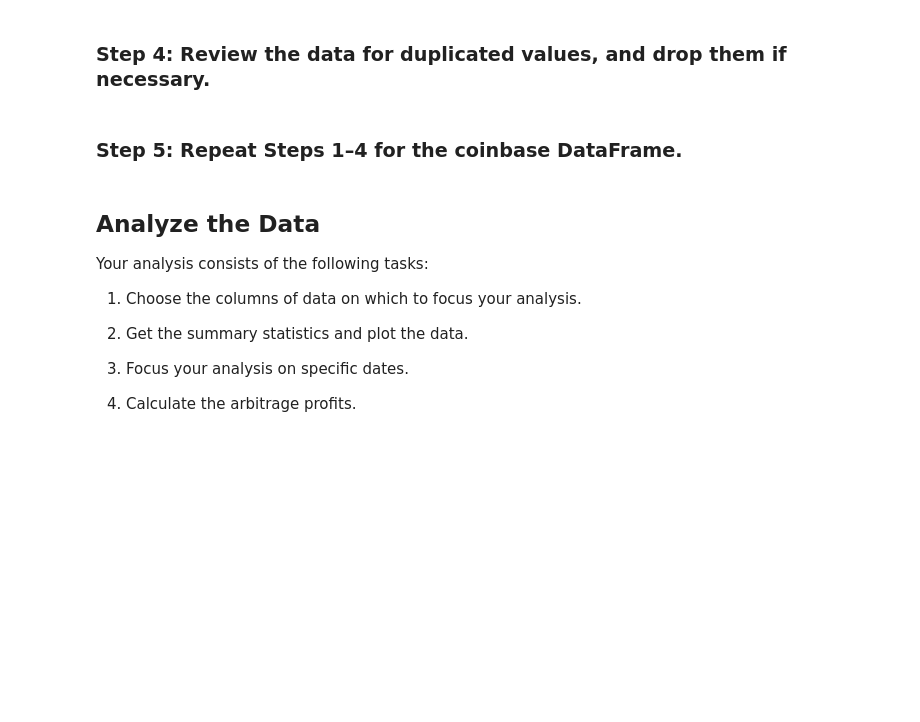
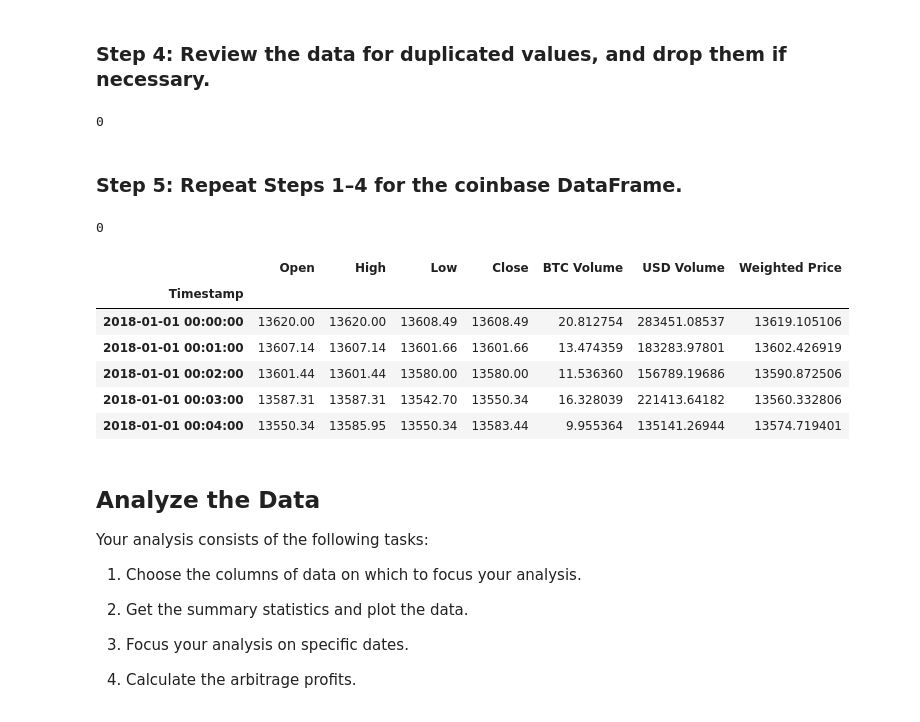
Before and after one commit to scottslusher/Crypto-Arbitrage, a Jupyter notebook: Starter_Code/Starter_Code/crypto_arbitrage.ipynb, the cells around one changed output. Drawn from its saved outputs; the diff is of its cells as text; code cells hidden in the pictures; blank space fills up the shorter version.

Commit message:
completed data cleaning

```diff
--- a/Starter_Code/Starter_Code/crypto_arbitrage.ipynb
+++ b/Starter_Code/Starter_Code/crypto_arbitrage.ipynb
@@ -113,6 +150,8 @@ To prepare and clean your data for analysis, complete the following steps:
 ### Step 4: Review the data for duplicated values, and drop them if necessary.
 # %%
 # Review the data for duplicate values, and drop them if necessary
-# YOUR CODE HERE
+bitstamp.duplicated().sum()
+# %% [output]
+0
 # %% [markdown]
 ### Step 5: Repeat Steps 1–4 for the coinbase DataFrame.
@@ -122,3 +158,28 @@ To prepare and clean your data for analysis, complete the following steps:
+# %%
+# Repeat Steps 1–4 for the coinbase DataFrame
+# Step 1 from above. Clean null values by .dropna()
+coinbase = coinbase.dropna().copy()
+
+# Step 2 from above. Use str.replace to replace $ with "" in the Close column
+coinbase["Close"] = coinbase["Close"].str.replace("$", "")
+
+# Step 3 from above. Convert data type for Close columnt to float
+coinbase["Close"] = coinbase["Close"].astype("float")
+
+# Step 4 from above. Drop any duplicated values if necessary
+coinbase.duplicated().sum()
+# %% [output]
+0
+# %%
+coinbase.head()
+# %% [output]
+|  | Open | High | Low | Close | BTC Volume | USD Volume | Weighted Price |
+| Timestamp |  |  |  |  |  |  |  |
+| 2018-01-01 00:00:00 | 13620.00 | 13620.00 | 13608.49 | 13608.49 | 20.812754 | 283451.08537 | 13619.105106 |
+| 2018-01-01 00:01:00 | 13607.14 | 13607.14 | 13601.66 | 13601.66 | 13.474359 | 183283.97801 | 13602.426919 |
+| 2018-01-01 00:02:00 | 13601.44 | 13601.44 | 13580.00 | 13580.00 | 11.536360 | 156789.19686 | 13590.872506 |
+| 2018-01-01 00:03:00 | 13587.31 | 13587.31 | 13542.70 | 13550.34 | 16.328039 | 221413.64182 | 13560.332806 |
+| 2018-01-01 00:04:00 | 13550.34 | 13585.95 | 13550.34 | 13583.44 | 9.955364 | 135141.26944 | 13574.719401 |
 # %% [markdown]
 ## Analyze the Data
 
```
Also changed, not shown: parts of 31 cells of this notebook.
